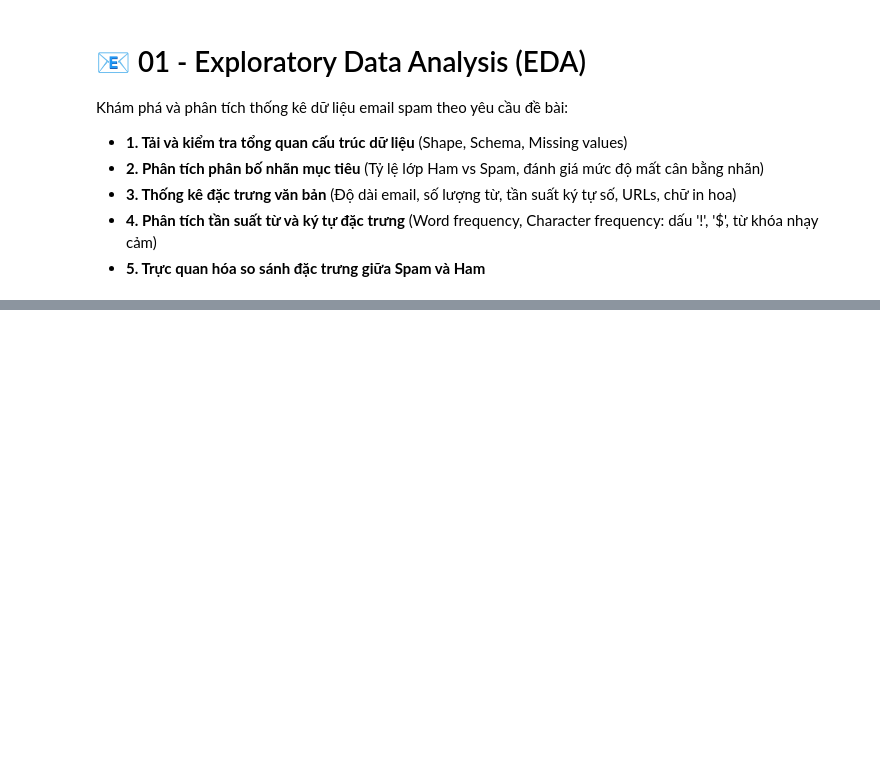
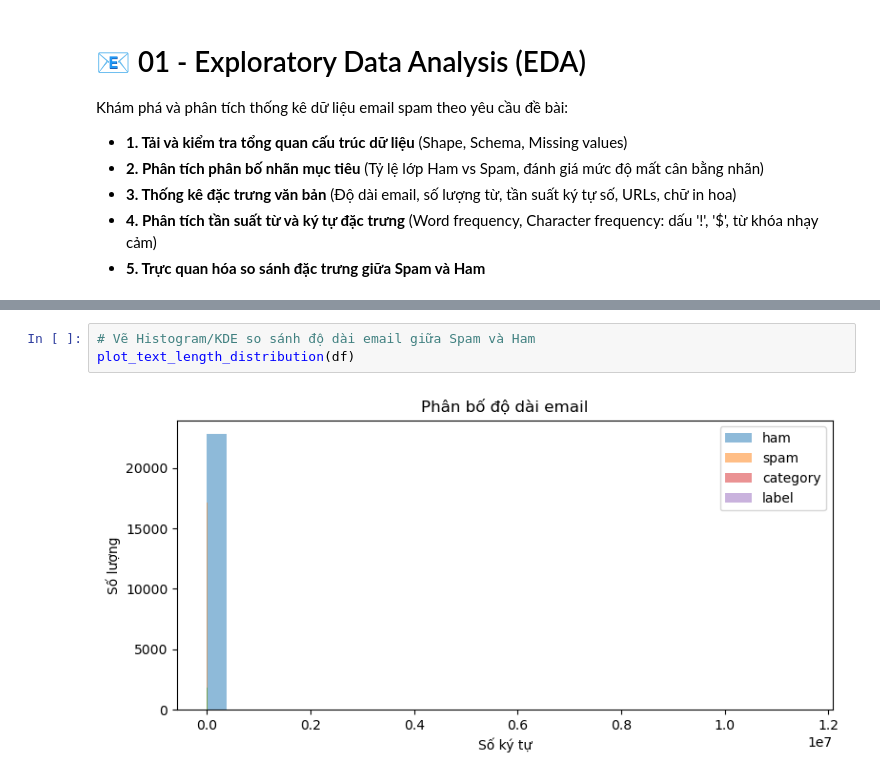
Before and after one commit to iamtien77/spam_classifier, a Jupyter notebook: notebooks/01_eda.ipynb, the cells around one changed output, grey strips where cells are left out. Saved outputs shown, nothing was run; the diff lists cells and outputs as text; blank space fills up the shorter version.

```diff
--- a/notebooks/01_eda.ipynb
+++ b/notebooks/01_eda.ipynb
@@ -56,0 +321,5 @@ pass
+# %%
+# Vẽ Histogram/KDE so sánh độ dài email giữa Spam và Ham
+plot_text_length_distribution(df)
+# %% [output]
+[figure, added]
```
Also changed, not shown: parts of 32 cells of this notebook.
